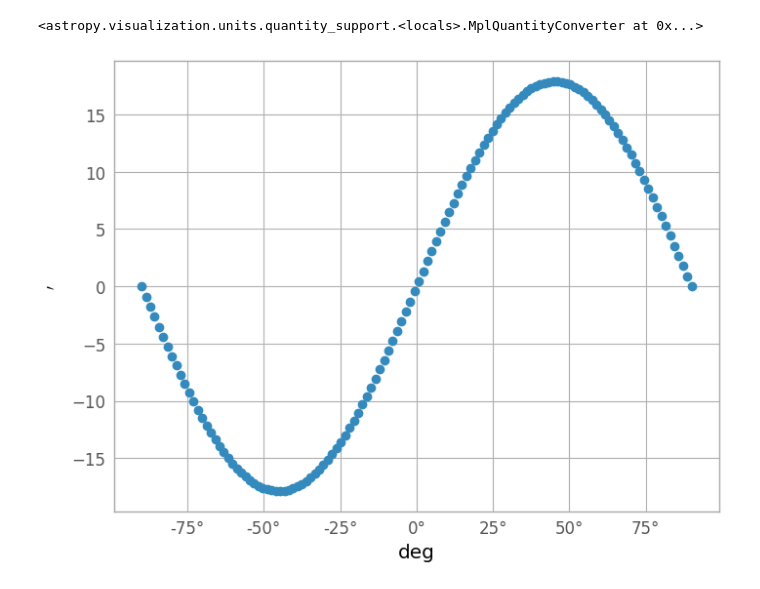
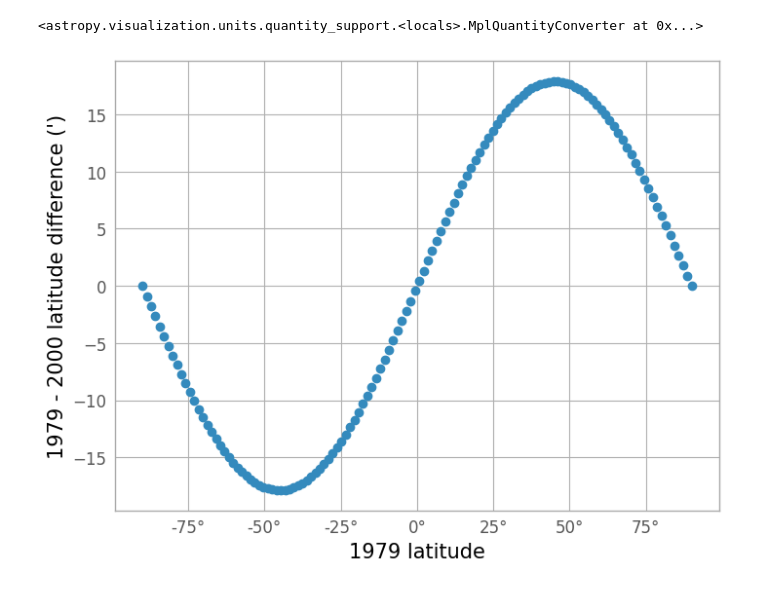
Before and after one commit to epn-vespa/tutorials, a Jupyter notebook: surfaces/astropy-planetary-coordinate-frames/bodyfixed-frame-conversions.ipynb, the cells around one changed output. Saved outputs shown, nothing was run; the diff lists cells and outputs as text; code cells hidden in the pictures.

Commit message:
Fix import and plot labels.

```diff
--- a/surfaces/astropy-planetary-coordinate-frames/bodyfixed-frame-conversions.ipynb
+++ b/surfaces/astropy-planetary-coordinate-frames/bodyfixed-frame-conversions.ipynb
@@ -60,7 +62,12 @@ quantity_support()
 # %% [output]
 <astropy.visualization.units.quantity_support.<locals>.MplQuantityConverter at 0x...>
 # %%
-plt.scatter(mars1979.lat, (mars1979.lat - mars2000.lat) << u.arcmin)
+fig, ax = plt.subplots()
+ax.scatter(mars1979.lat, (mars1979.lat - mars2000.lat) << u.arcmin)
+
+ax.set_ylabel("1979 - 2000 latitude difference (')", fontsize=15)
+ax.set_xlabel('1979 latitude', fontsize=15)
+
 plt.show()
 # %% [output]
-[figure, old version]
+[figure, new version]
```
Also changed, not shown: parts of 1 cell of this notebook, 1 other file.
